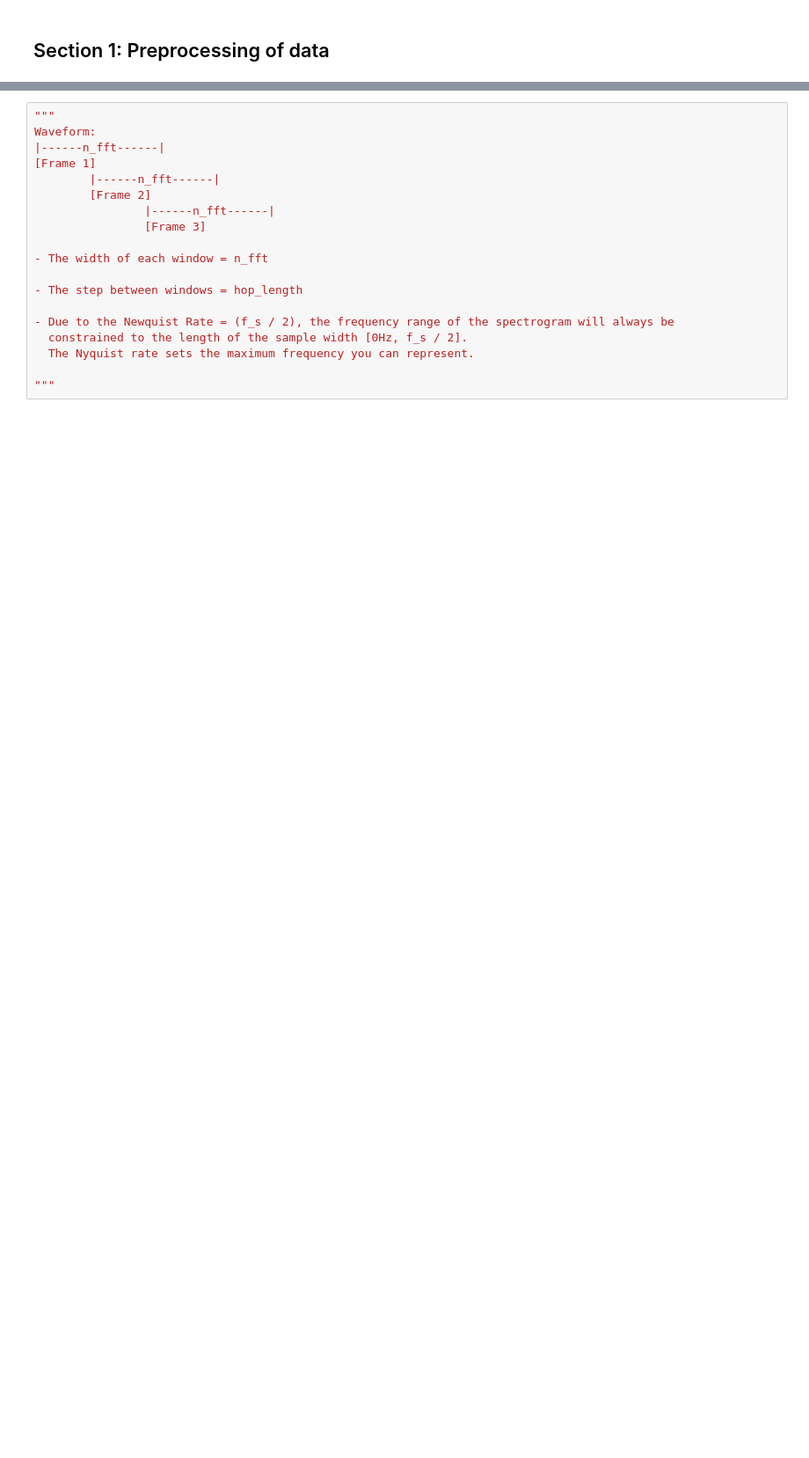
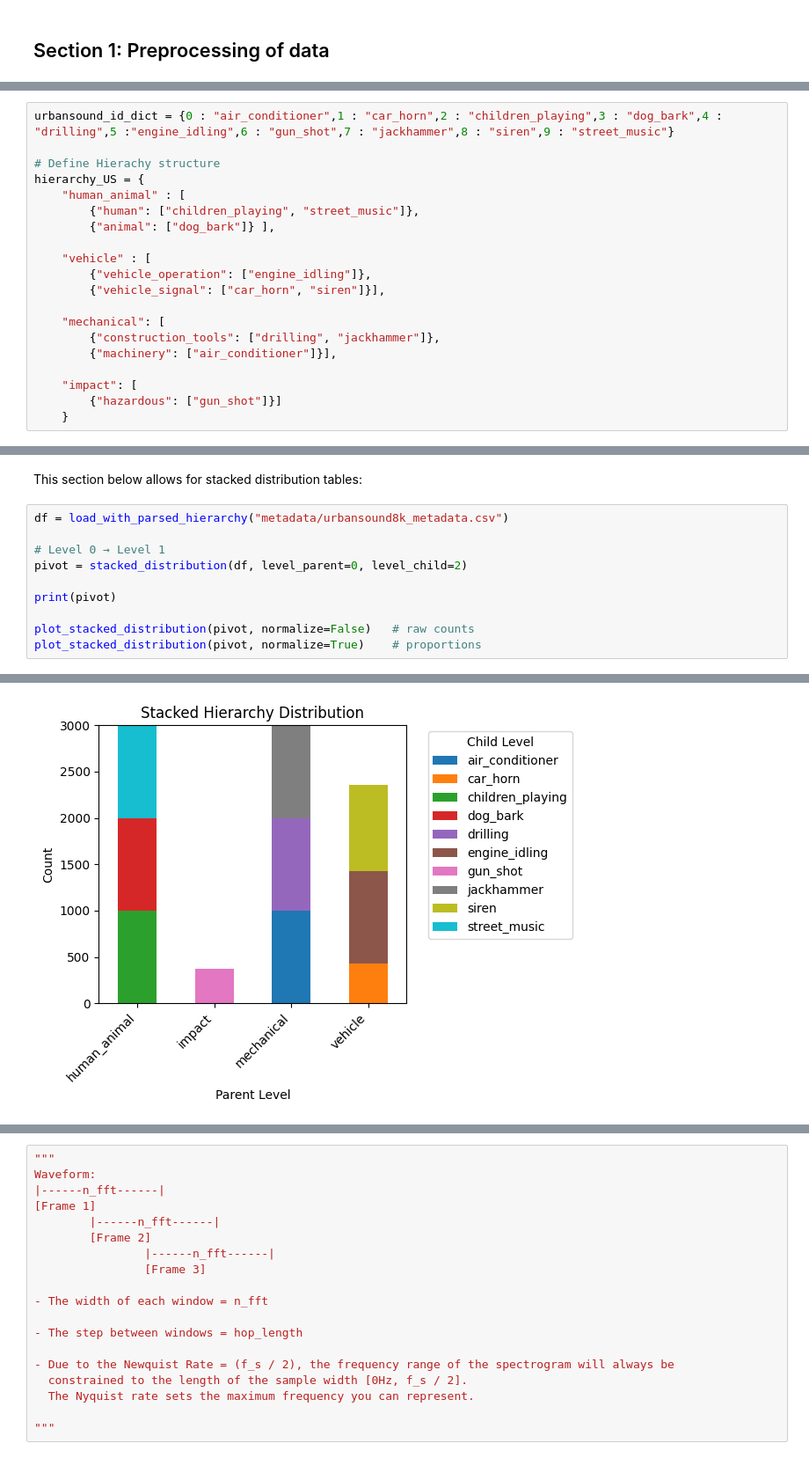
Before and after one commit to DasThug/Hierarchical-Audio-Classification-using-Deep-Learning, a Jupyter notebook: PipelineNotebook.ipynb, the cells around one changed output, grey strips where cells are left out. Shown at 88% size. Drawn from its saved outputs; the diff is of its cells as text; blank space fills up the shorter version.

```diff
--- a/PipelineNotebook.ipynb
+++ b/PipelineNotebook.ipynb
@@ -38,0 +36,20 @@ dataset.validate()  # validate that all the expected files are there
+# %%
+urbansound_id_dict = {0 : "air_conditioner",1 : "car_horn",2 : "children_playing",3 : "dog_bark",4 : "drilling",5 :"engine_idling",6 : "gun_shot",7 : "jackhammer",8 : "siren",9 : "street_music"}
+
+# Define Hierachy structure
+hierarchy_US = {
+    "human_animal" : [
+        {"human": ["children_playing", "street_music"]},
+        {"animal": ["dog_bark"]} ],
+
+    "vehicle" : [
+        {"vehicle_operation": ["engine_idling"]},
+        {"vehicle_signal": ["car_horn", "siren"]}],
+
+    "mechanical": [
+        {"construction_tools": ["drilling", "jackhammer"]},
+        {"machinery": ["air_conditioner"]}],
+
+    "impact": [
+        {"hazardous": ["gun_shot"]}]
+    }
@@ -38,0 +324,13 @@ dataset.validate()  # validate that all the expected files are there
+# %% [markdown]
+This section below allows for stacked distribution tables:
+# %%
+df = load_with_parsed_hierarchy("metadata/urbansound8k_metadata.csv")
+
+# Level 0 → Level 1
+pivot = stacked_distribution(df, level_parent=0, level_child=2)
+
+print(pivot)
+
+plot_stacked_distribution(pivot, normalize=False)   # raw counts
+plot_stacked_distribution(pivot, normalize=True)    # proportions
+# %% [output]
@@ -38,0 +350 @@ dataset.validate()  # validate that all the expected files are there
+[figure, added]
```
Also changed, not shown: parts of 22 cells of this notebook, 2 other files.
